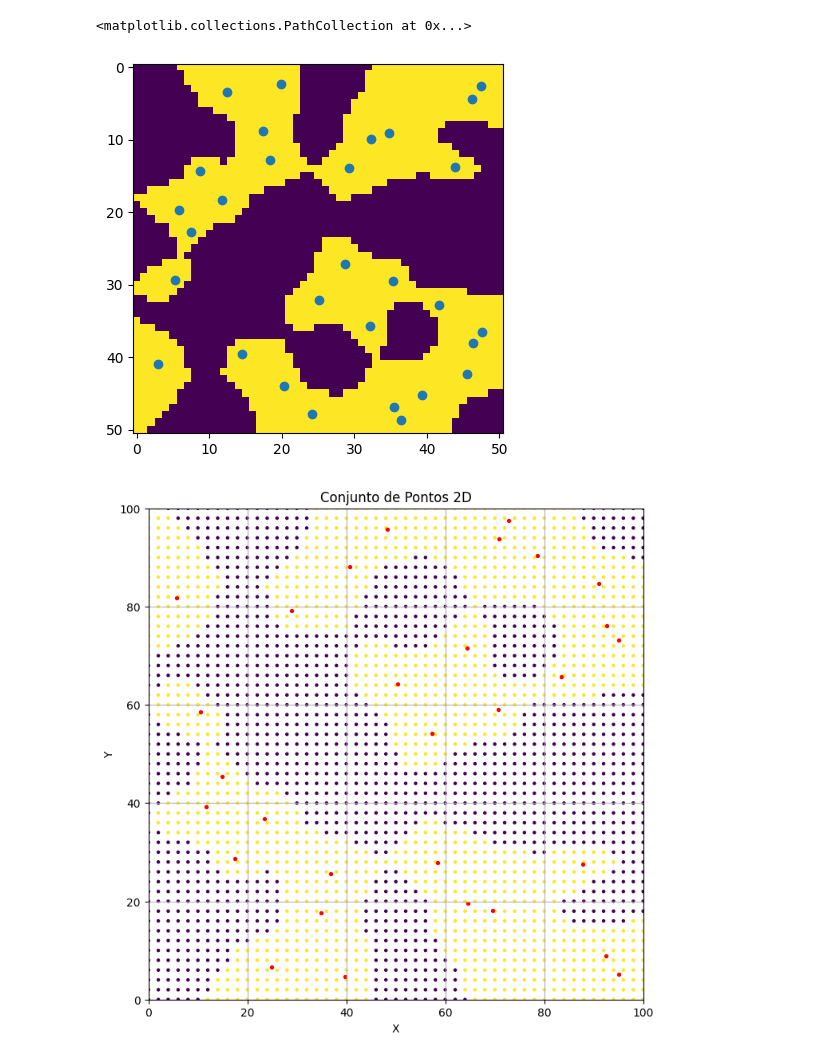
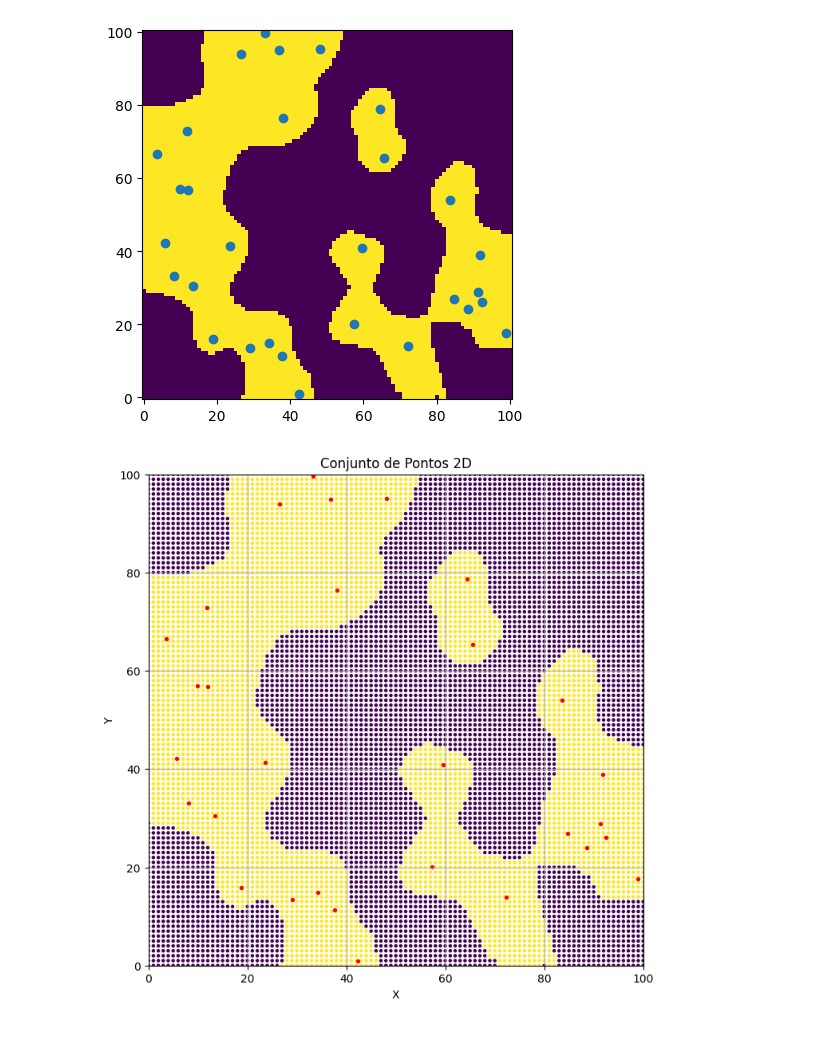
Before and after one commit to danillorobertopereira/fema, a Jupyter notebook: notebook/FEMaClustering3D.ipynb, the cells around one changed output. Cells and saved outputs as stored; diff of their text form; code cells hidden in the pictures.

```diff
--- a/notebook/FEMaClustering3D.ipynb
+++ b/notebook/FEMaClustering3D.ipynb
@@ -289,7 +299,7 @@ x_min, x_max = 0, 100
 y_min, y_max = 0, 100
 
 # Definindo o passo
-step = 2
+step = 1
 
 # Gerando os pontos usando np.meshgrid
 x_values = np.arange(x_min, x_max + step, step)
@@ -376,11 +389,13 @@ plt.scatter(points[:,0]/2,points[:,1]/2)
 # %%
-pred_img_th = np.where(pred_img > 0.1, 1, 0)
+pred_img_th = np.where(pred_img > 0.999, 1, 0)
 
 plt.imshow(pred_img_th)
-plt.scatter(points[:,0]/2,points[:,1]/2)
+plt.scatter(points[:,0],points[:,1])
+plt.gca().invert_yaxis()
+
+plt.show()
 # %% [output]
-<matplotlib.collections.PathCollection at 0x...>
-[figure, old version]
+[figure, new version]
 # %%
 # Plotando os pontos (opcional)
 plt.figure(figsize=(8, 8))
@@ -394,7 +409,7 @@ plt.title('Conjunto de Pontos 2D')
 plt.grid(True)
 plt.show()
 # %% [output]
-[figure, old version]
+[figure, new version]
 # %%
 prob
 # %% [output]
```
Also changed, not shown: parts of 23 cells of this notebook, 2 other files.
